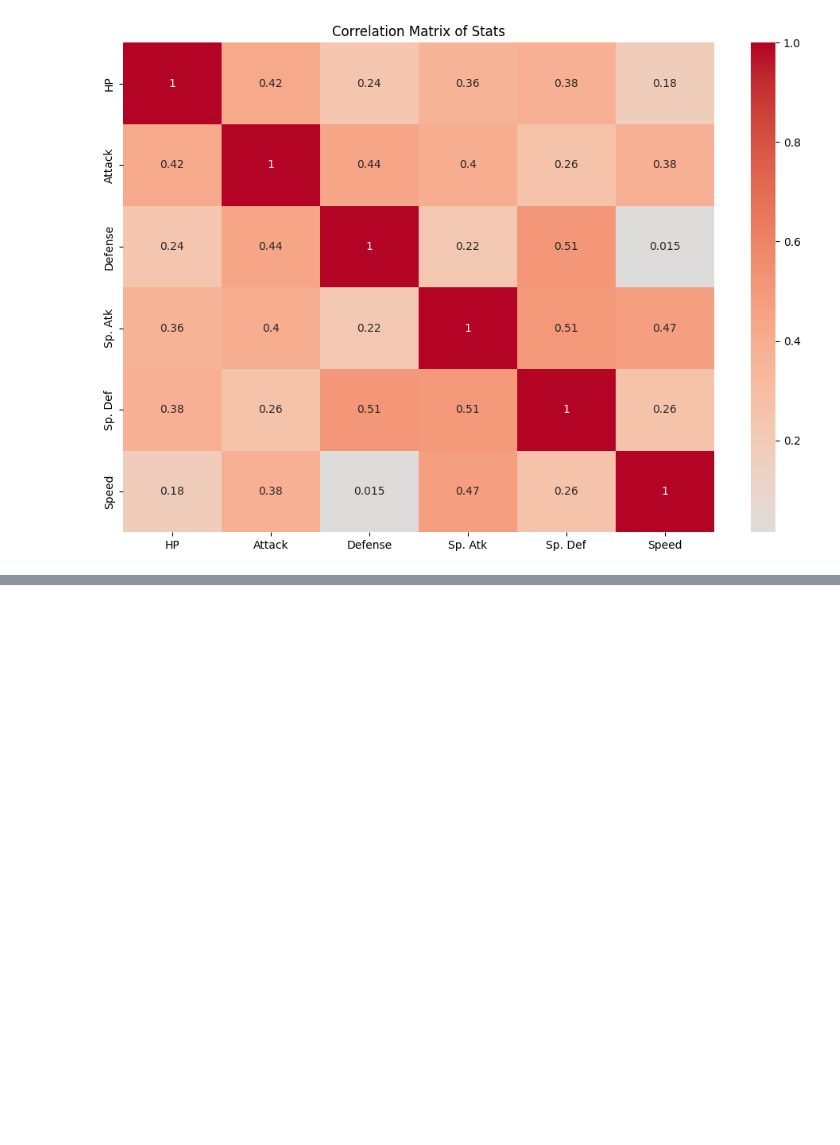
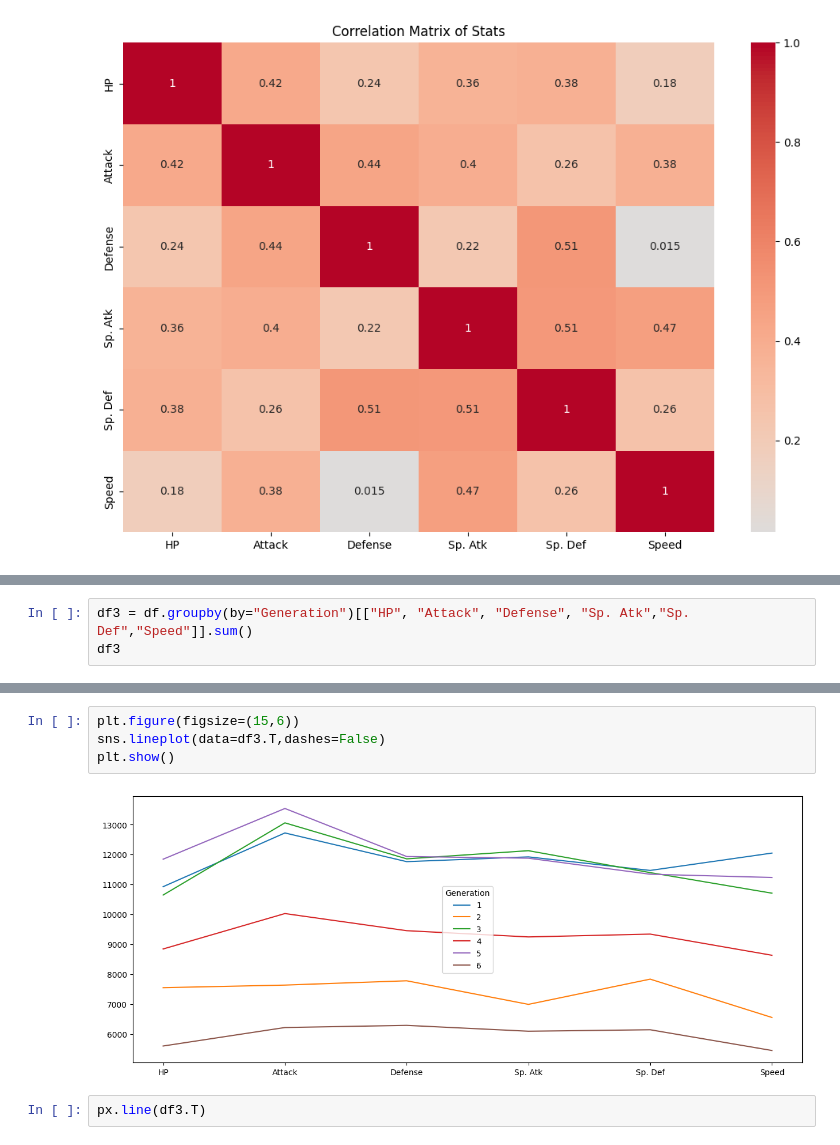
Before and after one commit to harshRaj1601/Python-Data-Science, a Jupyter notebook: pokemon.ipynb, the cells around one changed output, grey strips where cells are left out. Saved outputs shown, nothing was run; the diff lists cells and outputs as text; blank space fills up the shorter version.

```diff
--- a/pokemon.ipynb
+++ b/pokemon.ipynb
@@ -98,0 +133,3 @@ plt.show()
+# %%
+df3 = df.groupby(by="Generation")[["HP", "Attack", "Defense", "Sp. Atk","Sp. Def","Speed"]].sum()
+df3
@@ -98,0 +145,8 @@ plt.show()
+# %%
+plt.figure(figsize=(15,6))
+sns.lineplot(data=df3.T,dashes=False)
+plt.show()
+# %% [output]
+[figure, added]
+# %%
+px.line(df3.T)
```
Also changed, not shown: parts of 8 cells of this notebook, 1 other file.
